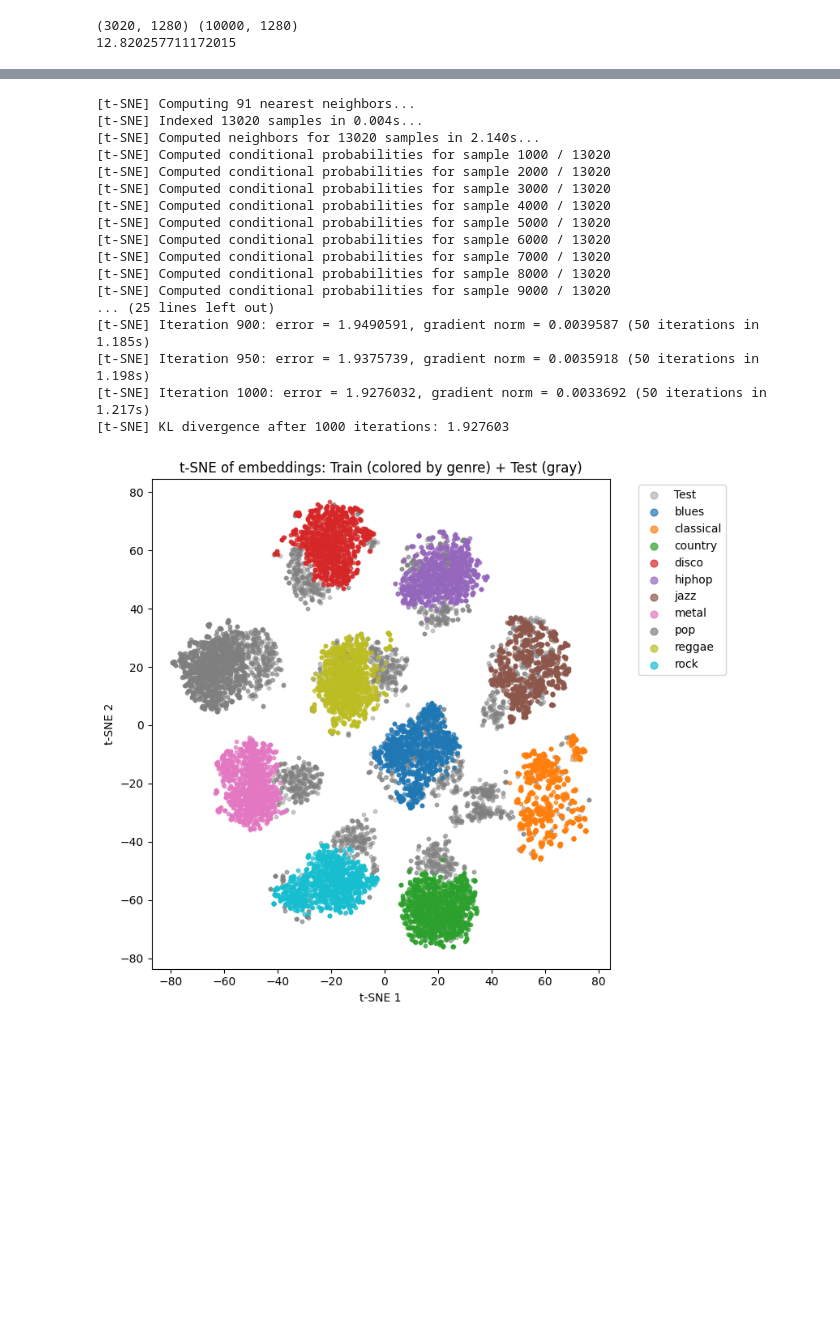
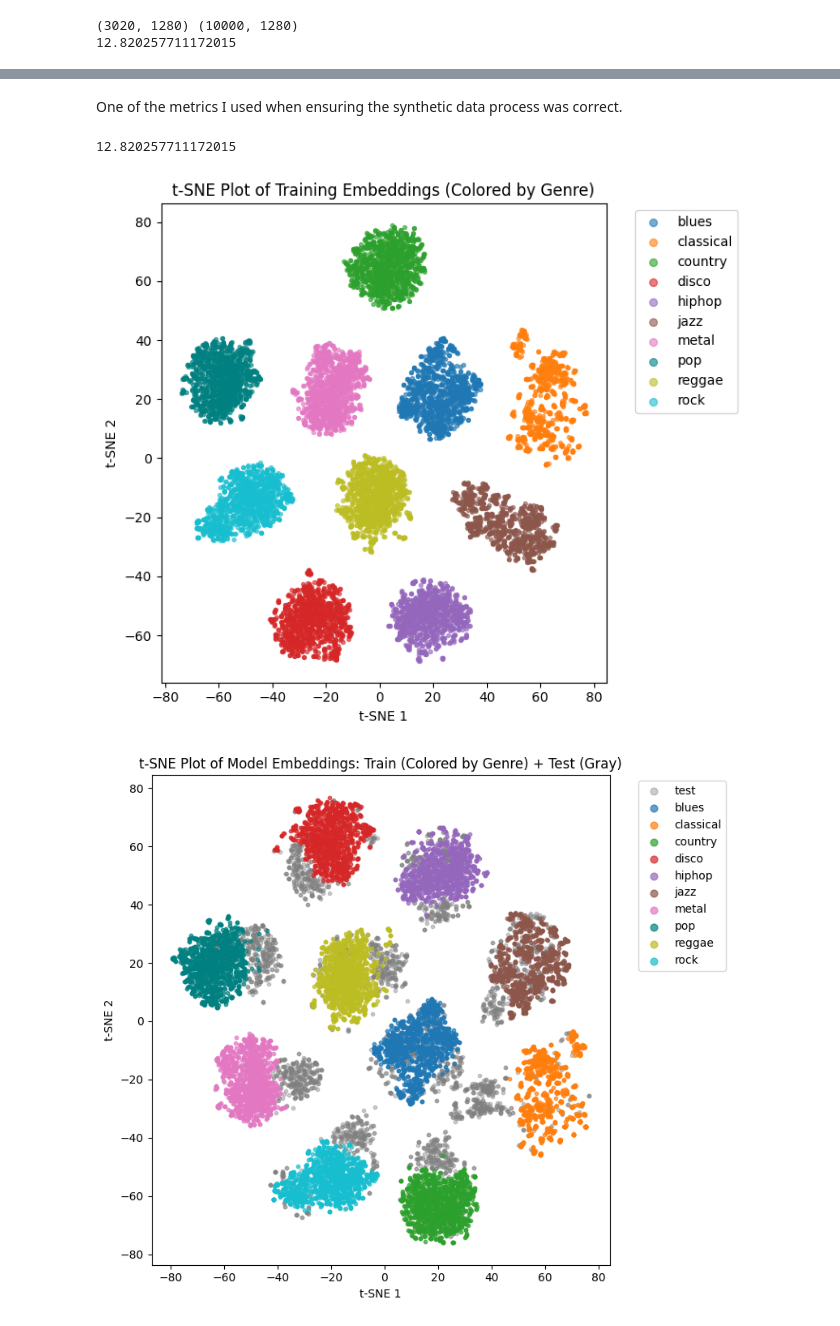
Before and after one commit to 24f2008014/dl-genai-project-26-t1, a Jupyter notebook: notebooks/eda.ipynb, the cells around one changed output, grey strips where cells are left out. Cells and saved outputs as stored; diff of their text form; code cells hidden in the pictures; blank space fills up the shorter version.

```diff
--- a/notebooks/eda.ipynb
+++ b/notebooks/eda.ipynb
@@ -62,7 +65,3 @@ Breaking down genres further:
-# %%
-songs_by_genre = dict()
-for g in genres:
-    songs_by_genre[g.name] = sorted([str(d) for d in (Path(config.STEMS_DIR)/g.name).iterdir()])
 # %%
 for g in genres:
     dirs = sorted([p for p in g.iterdir() if p.is_dir()])
@@ -481,48 +477,59 @@ plt.show()
+# %%
+embeddings_npz = np.load("precomputed/embeddings.npz", mmap_mode="r")
+train_embeddings, test_embeddings = embeddings_npz["train"], embeddings_npz["test"]
+# %% [markdown]
+One of the metrics I used when ensuring the synthetic data process was correct.
+# %%
+print(compute_fid(train_embeddings, test_embeddings))
+# %% [output]
+12.820257711172015
 # %%
-import matplotlib
-
-matplotlib.rcParams['axes.prop_cycle'] = matplotlib.cycler(color=["r", "k", "c"])
+matplotlib.rcParams['axes.prop_cycle'] = matplotlib.cycler(color=["tab:blue", "tab:orange", "tab:green", "tab:red", "tab:purple", "tab:brown", "tab:pink", "teal", "tab:olive", "tab:cyan"])
+# %%
+rng = random.Random()
+tsne = TSNE(n_components=2, perplexity=30, random_state=0)
+z2 = tsne.fit_transform(train_embeddings)
+plt.figure(figsize=(7,6))
+
+label = df_train["genre"].to_numpy()
+for g in config.GENRES:
+    idx = label == g
+    plt.scatter(z2[idx, 0], z2[idx, 1], s=8, alpha=0.6, label=g)
+
+plt.legend(markerscale=2, bbox_to_anchor=(1.05, 1), loc="upper left")
+plt.title("t-SNE Plot of Training Embeddings (Colored by Genre)")
+plt.xlabel("t-SNE 1")
+plt.ylabel("t-SNE 2")
+plt.tight_layout()
+plt.show()
+# %% [output]
+[figure, new version]
 # %%
-labels = np.array(['synth']*len(e) + ['test']*len(test_embeddings))
+train_subset = rng.choices(train_embeddings, k=3020)
+labels = np.array(["synth"]*len(train_subset) + ["test"]*len(test_embeddings))
 Z_all = np.vstack([train_embeddings, test_embeddings])
-Z_2d = TSNE(n_components=2, perplexity=30, random_state=0, verbose=10).fit_transform(Z_all)
+Z_2d = TSNE(n_components=2, perplexity=30, random_state=0).fit_transform(Z_all)
 
 # Split back
 Z_train_2d = Z_2d[:len(train_embeddings)]
 Z_test_2d  = Z_2d[len(train_embeddings):]
 
 plt.figure(figsize=(8,7))
 
 # Plot test first (background)
-plt.scatter(Z_test_2d[:, 0], Z_test_2d[:, 1], s=10,  alpha=0.4, color="gray", label="Test")
+plt.scatter(Z_test_2d[:, 0], Z_test_2d[:, 1], s=10,  alpha=0.4, color="gray", label="test")
 
 # Plot train per genre
+lbl = df_train["genre"].to_numpy()
 for g in config.GENRES:
     idx = lbl == g
     plt.scatter(Z_train_2d[idx, 0], Z_train_2d[idx, 1], s=10, alpha=0.7, label=g)
 
 plt.legend(markerscale=2, bbox_to_anchor=(1.05, 1), loc="upper left")
-plt.title("t-SNE of embeddings: Train (colored by genre) + Test (gray)")
+plt.title("t-SNE Plot of Model Embeddings: Train (Colored by Genre) + Test (Gray)")
 plt.xlabel("t-SNE 1")
 plt.ylabel("t-SNE 2")
 plt.tight_layout()
 plt.show()
 # %% [output]
-[t-SNE] Computing 91 nearest neighbors...
-[t-SNE] Indexed 13020 samples in 0.004s...
-[t-SNE] Computed neighbors for 13020 samples in 2.140s...
-[t-SNE] Computed conditional probabilities for sample 1000 / 13020
-[t-SNE] Computed conditional probabilities for sample 2000 / 13020
-[t-SNE] Computed conditional probabilities for sample 3000 / 13020
-[t-SNE] Computed conditional probabilities for sample 4000 / 13020
-[t-SNE] Computed conditional probabilities for sample 5000 / 13020
-[t-SNE] Computed conditional probabilities for sample 6000 / 13020
-[t-SNE] Computed conditional probabilities for sample 7000 / 13020
-[t-SNE] Computed conditional probabilities for sample 8000 / 13020
-[t-SNE] Computed conditional probabilities for sample 9000 / 13020
-... (25 lines left out)
-[t-SNE] Iteration 900: error = 1.9490591, gradient norm = 0.0039587 (50 iterations in 1.185s)
-[t-SNE] Iteration 950: error = 1.9375739, gradient norm = 0.0035918 (50 iterations in 1.198s)
-[t-SNE] Iteration 1000: error = 1.9276032, gradient norm = 0.0033692 (50 iterations in 1.217s)
-[t-SNE] KL divergence after 1000 iterations: 1.927603
-[figure, old version]
+[figure, new version]
```
Also changed, not shown: parts of 34 cells of this notebook.
